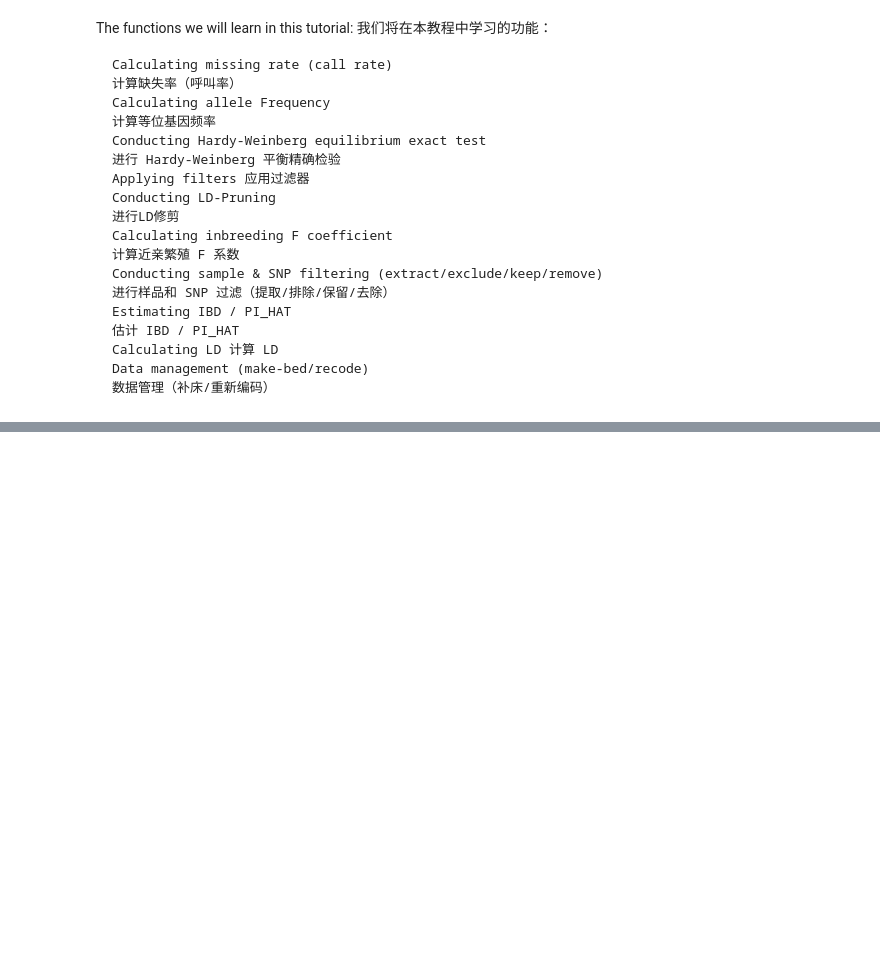
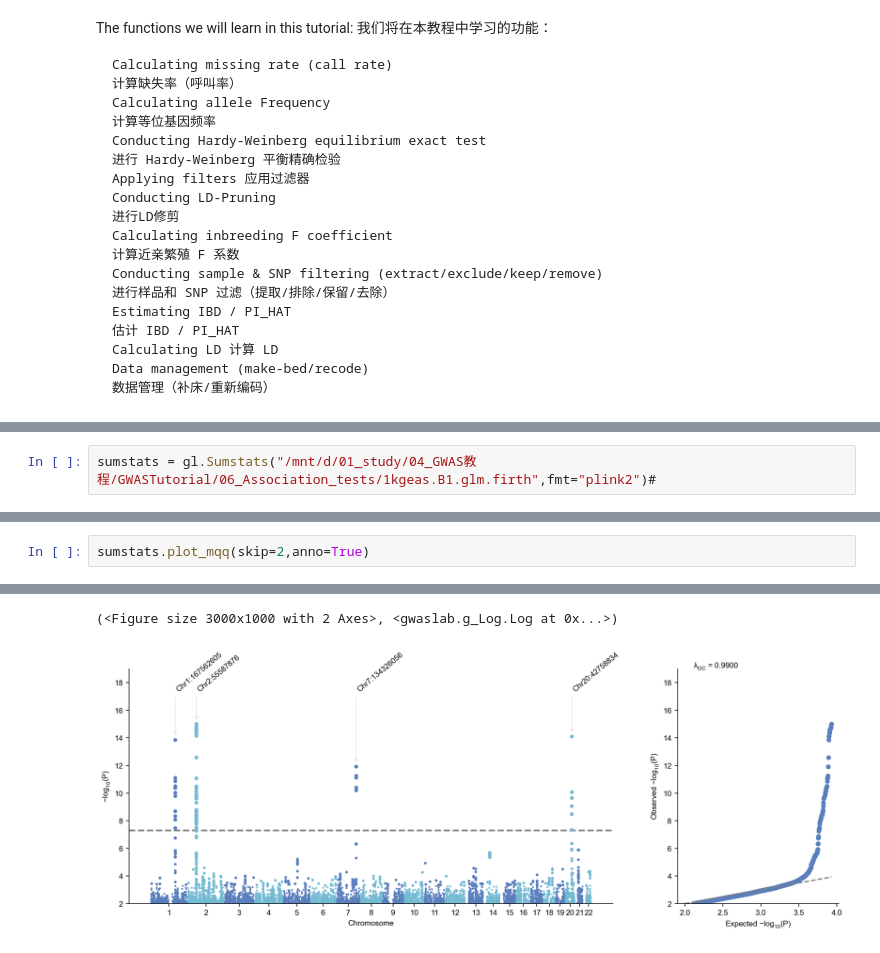
Before and after one commit to luozhenyu0911/note_sharing, a Jupyter notebook: notebook/20251020_GWAS.ipynb, the cells around one changed output, grey strips where cells are left out. Cells and saved outputs as stored; diff of their text form; blank space fills up the shorter version.

```diff
--- a/notebook/202510?_GWAS.ipynb
+++ b/notebook/20251020_GWAS.ipynb
@@ -224,0 +359,2 @@ plink2 \
+# %%
+sumstats = gl.Sumstats("/mnt/d/01_study/04_GWAS教程/GWASTutorial/06_Association_tests/1kgeas.B1.glm.firth",fmt="plink2")#
@@ -224,0 +412,3 @@ plink2 \
+# %%
+sumstats.plot_mqq(skip=2,anno=True)
+# %% [output]
@@ -224,0 +432,2 @@ plink2 \
+(<Figure size 3000x1000 with 2 Axes>, <gwaslab.g_Log.Log at 0x...>)
+[figure, added]
```
Also changed, not shown: parts of 36 cells of this notebook, 3 other files.
